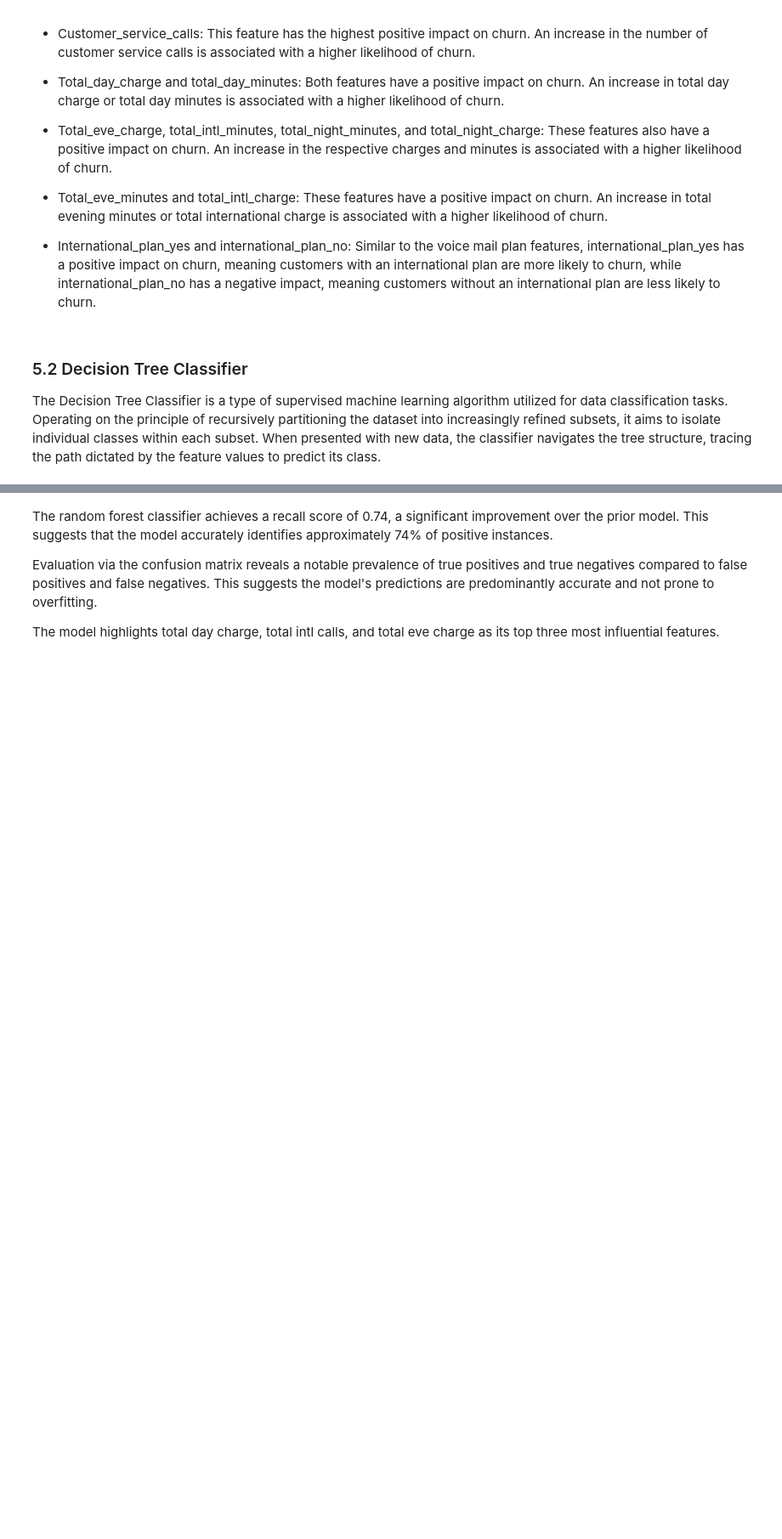
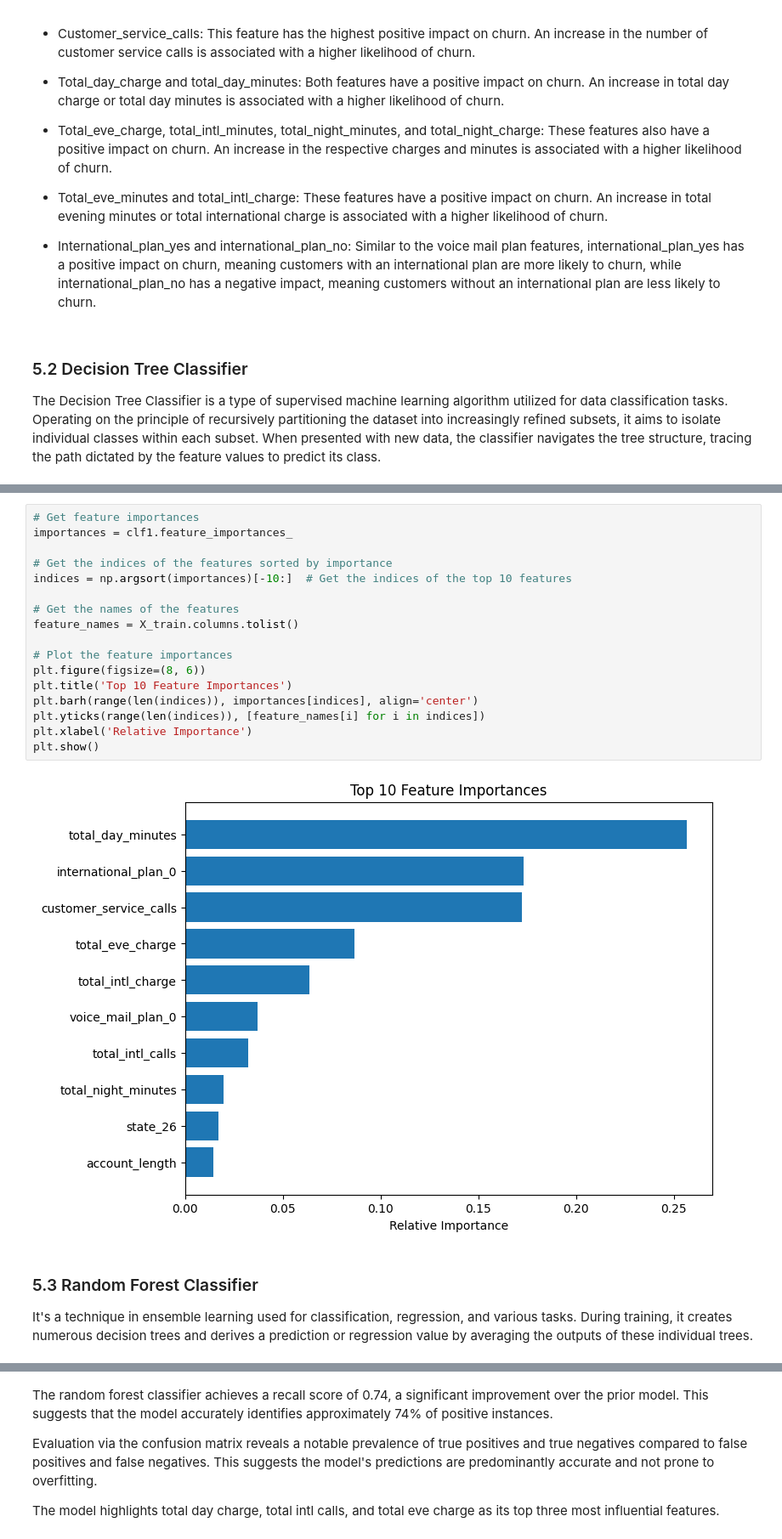
Before and after one commit to NgenziNevilleMativo/syriatel_customer_churn, a Jupyter notebook: index.ipynb, the cells around one changed output, grey strips where cells are left out. Shown at 85% size. Saved outputs shown, nothing was run; the diff lists cells and outputs as text; blank space fills up the shorter version.

```diff
--- a/index.ipynb
+++ b/index.ipynb
@@ -1224,0 +1038,23 @@ y_pred_dt = dt_clf.predict(X_test)
+# %%
+# Get feature importances
+importances = clf1.feature_importances_
+
+# Get the indices of the features sorted by importance
+indices = np.argsort(importances)[-10:]  # Get the indices of the top 10 features
+
+# Get the names of the features
+feature_names = X_train.columns.tolist()
+
+# Plot the feature importances
+plt.figure(figsize=(8, 6))
+plt.title('Top 10 Feature Importances')
+plt.barh(range(len(indices)), importances[indices], align='center')
+plt.yticks(range(len(indices)), [feature_names[i] for i in indices])
+plt.xlabel('Relative Importance')
+plt.show()
+# %% [output]
+[figure, added]
+# %% [markdown]
+### 5.3 Random Forest Classifier
+
+It's a technique in ensemble learning used for classification, regression, and various tasks. During training, it creates numerous decision trees and derives a prediction or regression value by averaging the outputs of these individual trees.
```
Also changed, not shown: parts of 26 cells of this notebook.
